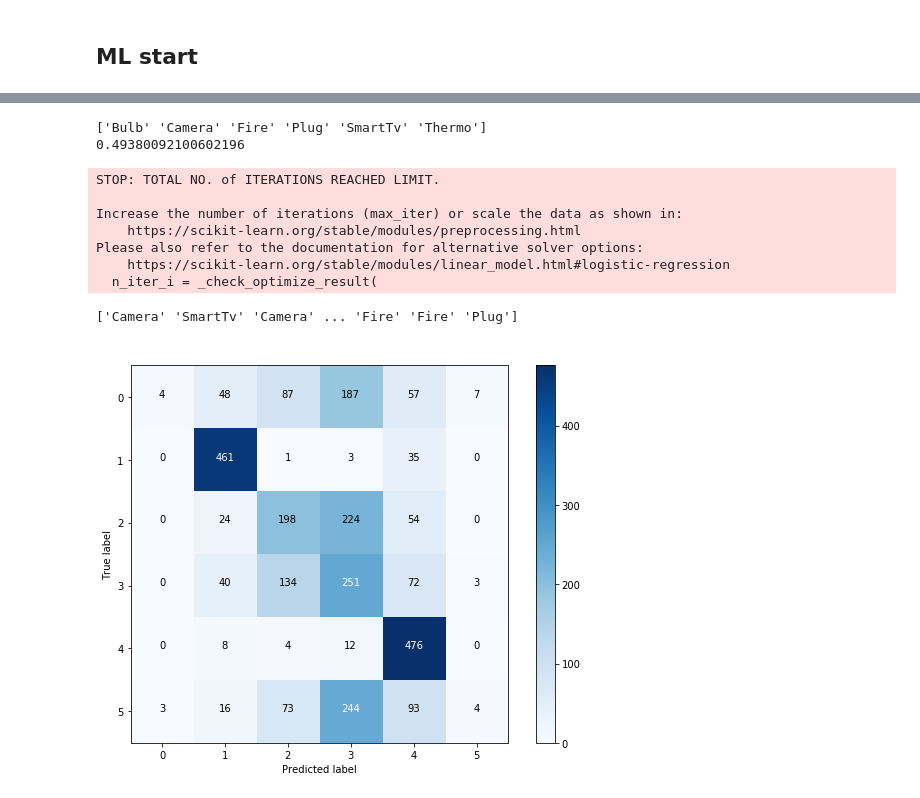
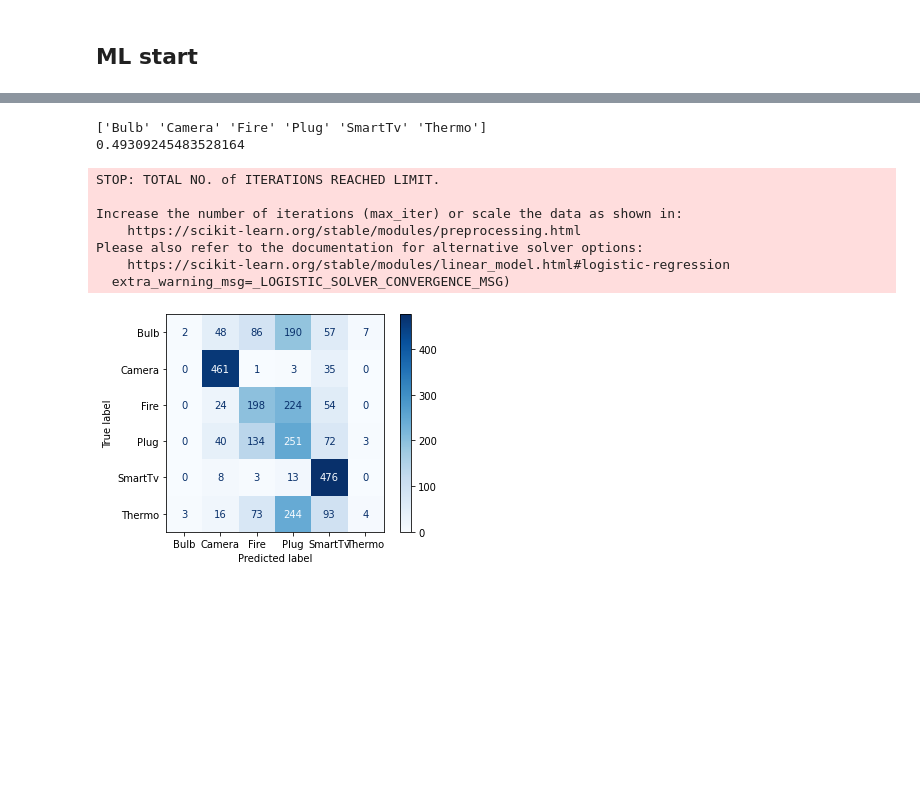
Before and after one commit to edoardesd/fakey-sensors, a Jupyter notebook: sensors-detection.ipynb, the cells around one changed output, grey strips where cells are left out. Cells and saved outputs as stored; diff of their text form; code cells hidden in the pictures; blank space fills up the shorter version.

```diff
--- a/sensors-detection.ipynb
+++ b/sensors-detection.ipynb
@@ -354,7 +356,7 @@ import numpy as np
 numerics = ['int16', 'int32', 'int64', 'float16', 'float32', 'float64']
 
 y = df_downsampled.Sensor
-X = df_downsampled.drop(['Sensor'], axis=1).select_dtypes(include=numerics)
+X = df_downsampled.drop(['Sensor'], axis=1) #.select_dtypes(include=numerics)
 
 # Train model
 clf_2 = LogisticRegression().fit(X, y)
@@ -370,21 +372,11 @@ print( np.unique( pred_y_2 ) )
 print( accuracy_score(y, pred_y_2) )
 # %% [output]
 ['Bulb' 'Camera' 'Fire' 'Plug' 'SmartTv' 'Thermo']
-0.49380092100602196
+0.49309245483528164
 STOP: TOTAL NO. of ITERATIONS REACHED LIMIT.
 
 Increase the number of iterations (max_iter) or scale the data as shown in:
     https://scikit-learn.org/stable/modules/preprocessing.html
 Please also refer to the documentation for alternative solver options:
     https://scikit-learn.org/stable/modules/linear_model.html#logistic-regression
-  n_iter_i = _check_optimize_result(
+  extra_warning_msg=_LOGISTIC_SOLVER_CONVERGENCE_MSG)
-# %%
-from sklearn.metrics import confusion_matrix
-
-labels = ['Bulb', 'Camera', 'Fire', 'Plug', 'SmartTv', 'Thermo']
-print(pred_y_2)
-cm = confusion_matrix(y, pred_y_2)
-plot_confusion_matrix(cm, None, normalize=False, filen='LR_CM_C.pdf')
-# %% [output]
-['Camera' 'SmartTv' 'Camera' ... 'Fire' 'Fire' 'Plug']
-[figure, removed]
@@ -472,3 +383,11 @@ def plot_confusion_matrix(cm,
+# %%
+from sklearn.metrics import confusion_matrix
+from sklearn.metrics import plot_confusion_matrix
+
+plot_confusion_matrix(clf_2, X, y, cmap=plt.cm.Blues)
+plt.show()
+# %% [output]
+[figure, added]
 # %%
 # attacco - no attacco
 # ognuno con la sua etichetta -> attacco / no attacco
```
Also changed, not shown: parts of 10 cells of this notebook, 5 other files.
